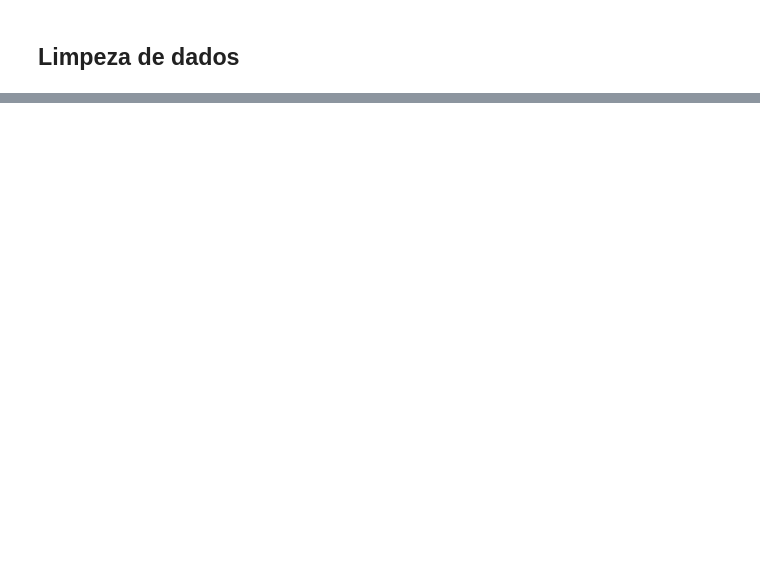
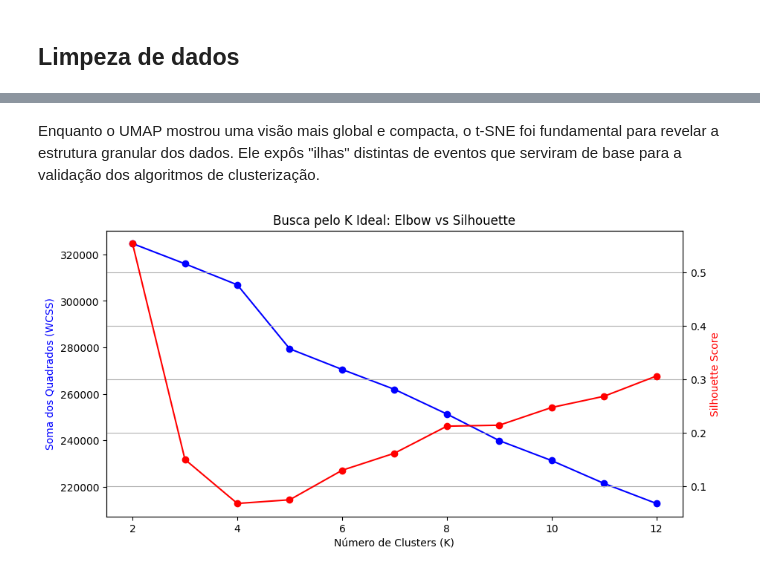
Before and after one commit to DouglaxN/project-unsupervised, a Jupyter notebook: Douglas/main.ipynb, the cells around one changed output, grey strips where cells are left out. Saved outputs shown, nothing was run; the diff lists cells and outputs as text; code cells hidden in the pictures; blank space fills up the shorter version.

```diff
--- a/Douglas/main.ipynb
+++ b/Douglas/main.ipynb
@@ -21,4 +45,4 @@ df_numerica = df_conflits[features_numericas].apply(pd.to_numeric, errors='coerc
 # %%
 # Convertendo para string antes do get_dummies para garantir que o pandas consiga tratar como categorias nominais e não como numeros ordiários
-df_categoricas = pd.get_dummies(df_conflits[['type_of_violence', 'active_year']].astype(str), prefix='type')
+df_cat_limpo = pd.get_dummies(df_conflits[['type_of_violence', 'active_year']].astype(str), prefix='cat', drop_first=True)
 # %%
@@ -34,0 +121,34 @@ df_scaled = scaler.fit_transform(df_model)
+# %% [markdown]
+Enquanto o UMAP mostrou uma visão mais global e compacta, o t-SNE foi fundamental para revelar a estrutura granular dos dados. Ele expôs "ilhas" distintas de eventos que serviram de base para a validação dos algoritmos de clusterização.
+# %%
+from sklearn.cluster import KMeans
+from sklearn.metrics import silhouette_score
+
+# Testando valores de K de 2 a 12
+wcss = []
+silhouette_values = []
+K_range = range(2, 13)
+
+for k in K_range:
+    kmeans = KMeans(n_clusters=k, init='k-means++', random_state=42)
+    labels = kmeans.fit_predict(X_scaled) # Usamos os dados escalonados!
+
+    wcss.append(kmeans.inertia_)
+    silhouette_values.append(silhouette_score(X_scaled, labels))
+
+# Plotando os resultados
+fig, ax1 = plt.subplots(figsize=(10, 5))
+
+ax1.plot(K_range, wcss, 'bo-', label='WCSS (Elbow)')
+ax1.set_xlabel('Número de Clusters (K)')
+ax1.set_ylabel('Soma dos Quadrados (WCSS)', color='b')
+
+ax2 = ax1.twinx()
+ax2.plot(K_range, silhouette_values, 'ro-', label='Silhouette Score')
+ax2.set_ylabel('Silhouette Score', color='r')
+
+plt.title('Busca pelo K Ideal: Elbow vs Silhouette')
+plt.grid()
+plt.show()
+# %% [output]
+[figure, added]
```
Also changed, not shown: parts of 28 cells of this notebook, 1 other file.
